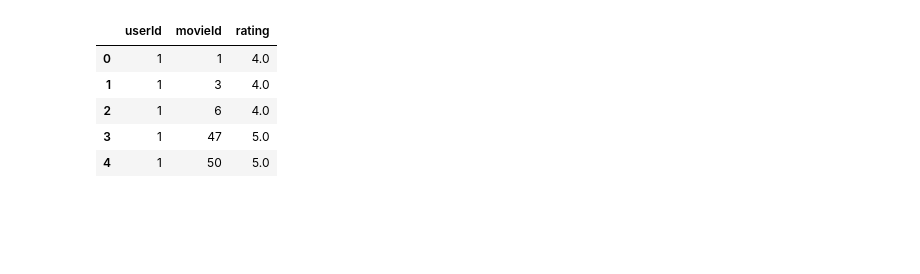
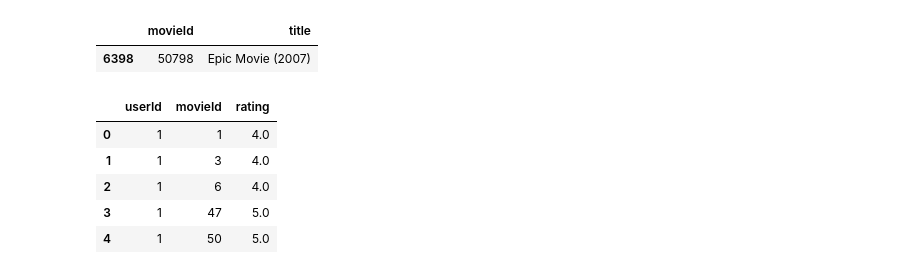
Before and after one commit to LordOfTurtles/AI-Erik-Johansson-OPA23, a Jupyter notebook: labs/recommender_test.ipynb, the cells around one changed output. Saved outputs shown, nothing was run; the diff lists cells and outputs as text; code cells hidden in the pictures; blank space fills up the shorter version.

```diff
--- a/labs/recommender_test.ipynb
+++ b/labs/recommender_test.ipynb
@@ -21,3 +28,8 @@ df_movies.head()
+# %%
+df_movies[df_movies["movieId"]==50798]
+# %% [output]
+|  | movieId | title |
+| 6398 | 50798 | Epic Movie (2007) |
 # %%
 df_ratings.head()
 # %% [output]
```
Also changed, not shown: parts of 8 cells of this notebook, 1 other file.
